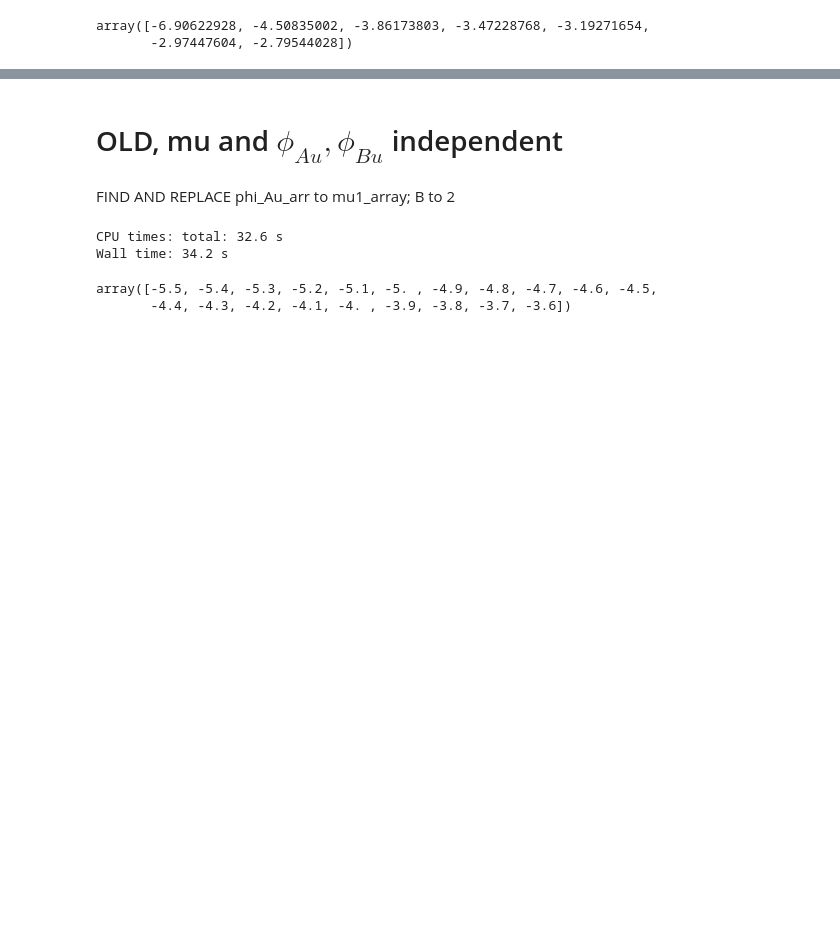
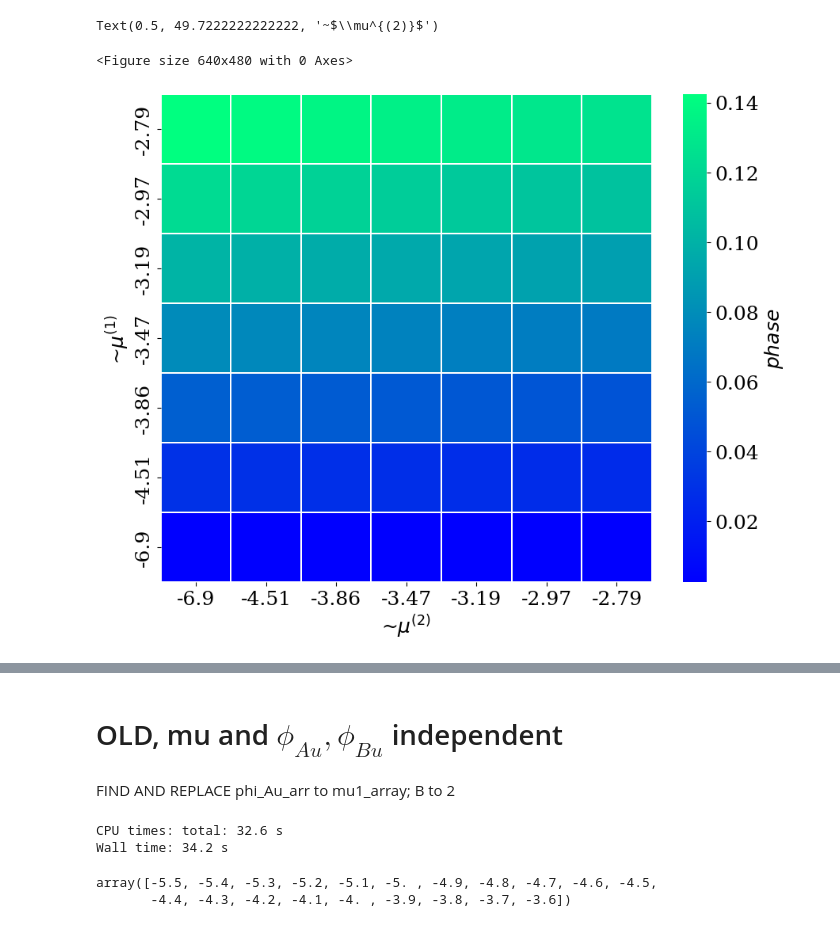
Before and after one commit to tmhabte/wlcsim_membrane, a Jupyter notebook: explicit_binder/spinodal_calc.ipynb, the cells around one changed output, grey strips where cells are left out. Cells and saved outputs as stored; diff of their text form; code cells hidden in the pictures; blank space fills up the shorter version.

```diff
--- a/explicit_binder/spinodal_calc.ipynb
+++ b/explicit_binder/spinodal_calc.ipynb
@@ -188,8 +276,28 @@ array([-6.9, -6.9, -6.9, -6.9, -6.8, -6.8, -6.8])
-# %%
-muB_mat[0,:]
-# %% [output]
-array([-6.90622928, -4.50835002, -3.86173803, -3.47228768, -3.19271654,
-       -2.97447604, -2.79544028])
+# %%
+fig = plt.figure()
+plt.figure(figsize=(10,8))
+
+font = {'family' : 'serif',
+        'weight':'normal',
+        'size': 18}
+plt.rc('font', **font)
+
+ax = sns.heatmap(fA_mat, linewidth=0.25, cmap = "winter", xticklabels=np.round(muB_mat[0,:],2), yticklabels=np.round(muA_mat[:,0],2),\
+                 cbar_kws={'label':  r"$phase$"})#, vmin=0, vmax=1)
+
+spacing = 1
+ax.set_xticks(ax.get_xticks()[::spacing])
+ax.set_xticklabels(np.round(muB_mat[0,:],2)[::spacing])#.astype(np.int64))
+ax.set_yticks(ax.get_yticks()[::spacing])
+ax.set_yticklabels(np.round(muA_mat[:,0],2)[::spacing])#.astype(np.int64))
+ax.invert_yaxis()
+
+plt.ylabel("~$\mu^{(1)}$")
+plt.xlabel("~$\mu^{(2)}$")
+# %% [output]
+Text(0.5, 49.7222222222222, '~$\\mu^{(2)}$')
+<Figure size 640x480 with 0 Axes>
+[figure, added]
 # %%
 # err = np.sum(phases < 0)
 # if err > 0 :
```
Also changed, not shown: parts of 24 cells of this notebook, 1 other file.
